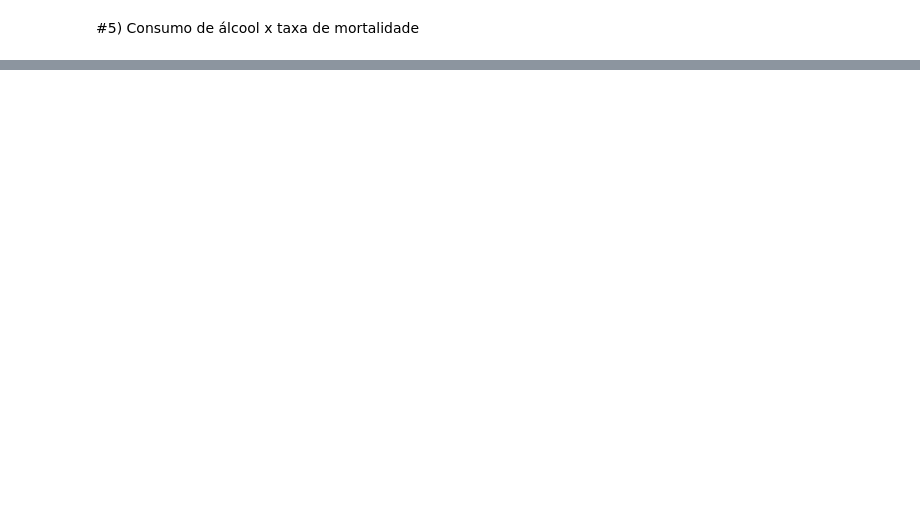
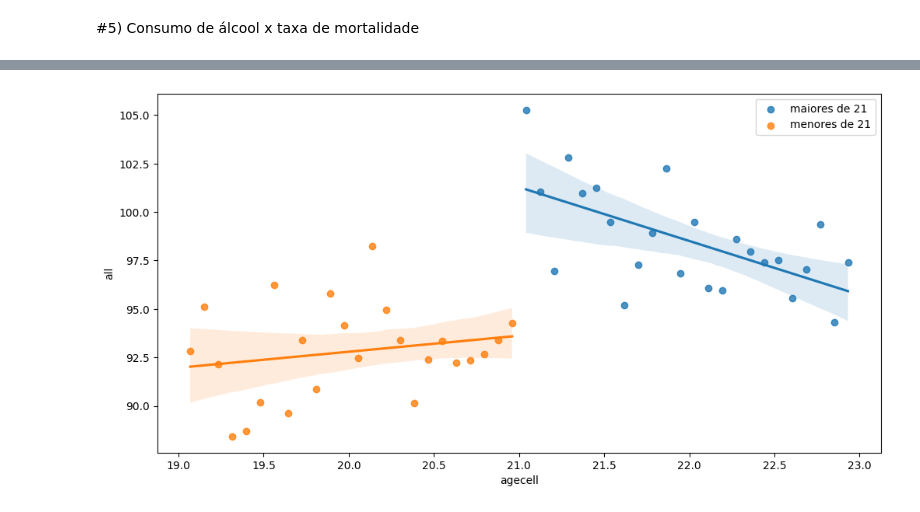
Before and after one commit to stepsbtw/Statistical-Inference, a Jupyter notebook: GCC1625_T3_CAIO_PASSOS_TORKST_FERREIRA.ipynb, the cells around one changed output, grey strips where cells are left out. Saved outputs shown, nothing was run; the diff lists cells and outputs as text; code cells hidden in the pictures; blank space fills up the shorter version.

```diff
--- a/GCC1625_T3_CAIO_PASSOS_TORKST_FERREIRA.ipynb
+++ b/GCC1625_T3_CAIO_PASSOS_TORKST_FERREIRA.ipynb
@@ -250,0 +673,5 @@ plt.show()
+# %%
+import pandas as pd
+
+df = pd.read_stata("AEJfigs.dta")
+df.head()
@@ -250,0 +747,15 @@ plt.show()
+# %%
+df = df.dropna(subset="all")
+# %%
+import statsmodels.api as sm
+
+df["maior"] = (df["agecell"] >= 21).astype(int)
+
+df["idade_centrada"] = df["agecell"] - 21
+
+y = df["all"]
+X = df[["maior","idade_centrada"]]
+X = sm.add_constant(X)
+
+model = sm.OLS(y, X).fit()
+print(model.summary())
@@ -250,0 +794,11 @@ plt.show()
+# %%
+import matplotlib.pyplot as plt
+import seaborn as sns
+
+plt.figure(figsize=(12,6))
+sns.regplot(y=df[df["maior"]==1]["all"], x=df[df["maior"]==1]["agecell"], label="maiores de 21")
+sns.regplot(y=df[df["maior"]==0]["all"], x=df[df["maior"]==0]["agecell"], label="menores de 21")
+plt.legend()
+plt.show()
+# %% [output]
+[figure, added]
```
Also changed, not shown: parts of 53 cells of this notebook.
